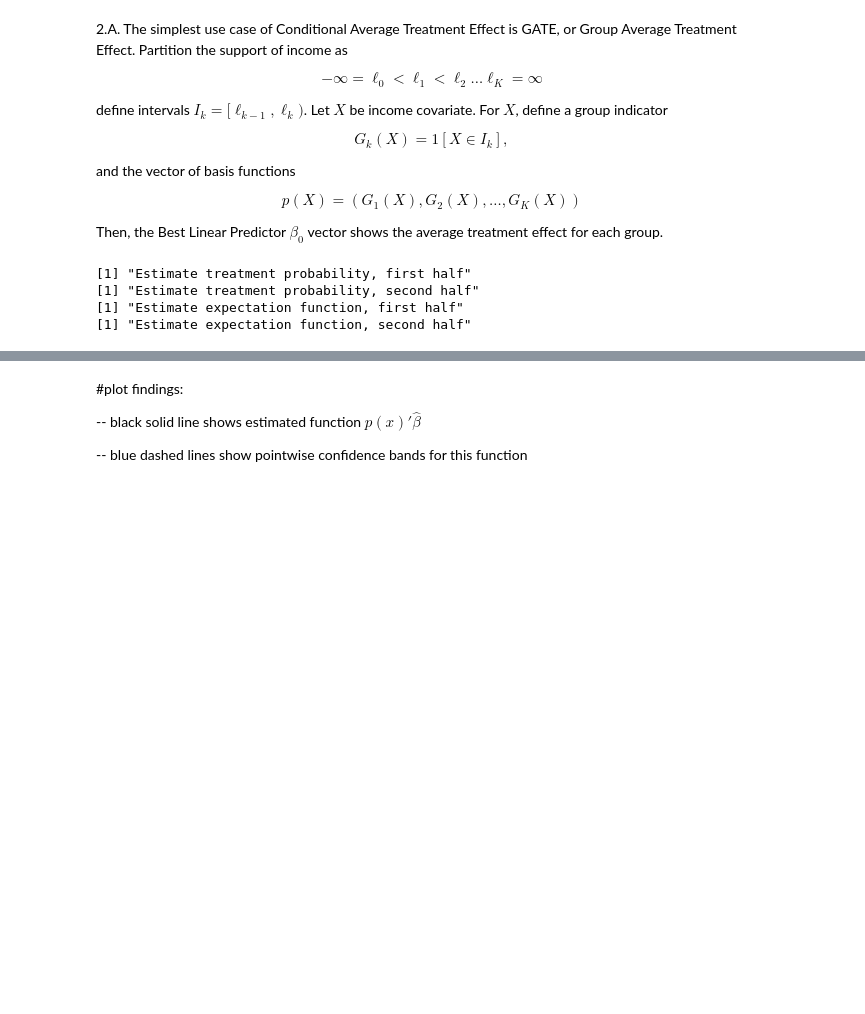
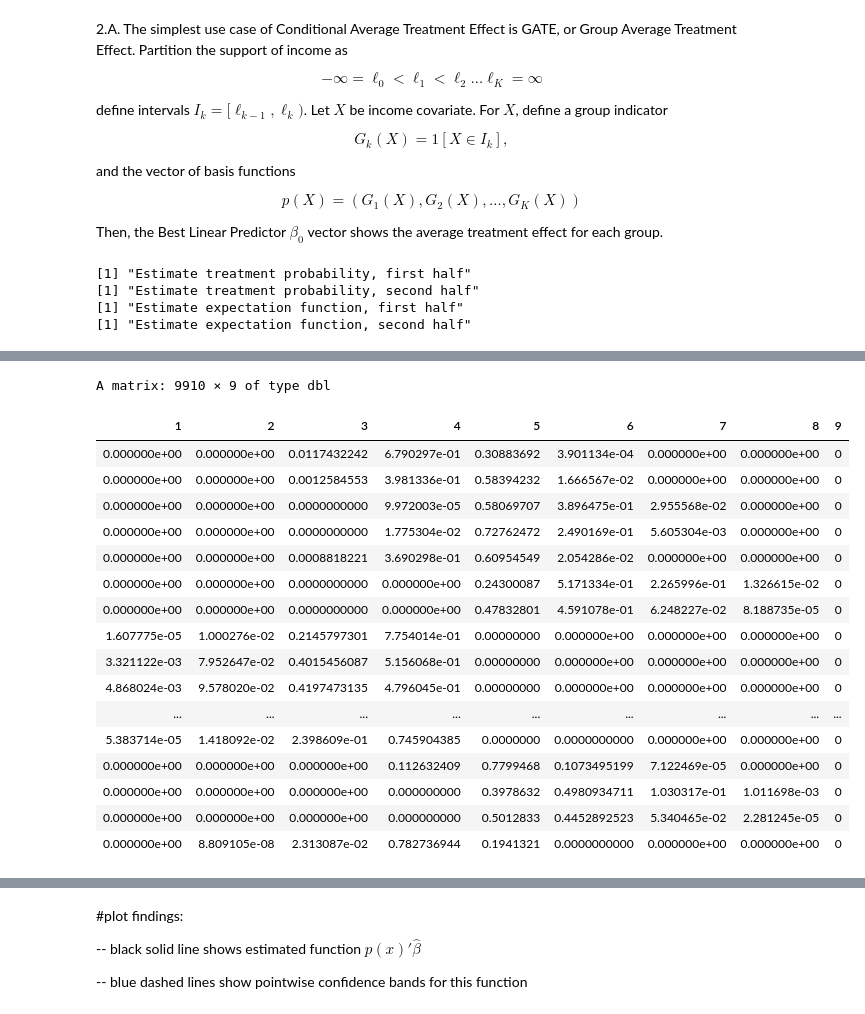
Before and after one commit to alexanderquispe/14.38_Causal_ML, a Jupyter notebook: R_Notebooks/dml-for-conditional-average-treatment-effect.ipynb, the cells around one changed output, grey strips where cells are left out. Drawn from its saved outputs; the diff is of its cells as text; code cells hidden in the pictures; blank space fills up the shorter version.

```diff
--- a/R_Notebooks/dml-for-conditional-average-treatment-effect.ipynb
+++ b/R_Notebooks/dml-for-conditional-average-treatment-effect.ipynb
@@ -399,0 +424,21 @@ null device
+# %%
+bSpline(X, knots = breaks, degree = 3)
+# %% [output]
+A matrix: 9910 × 9 of type dbl
+| 1 | 2 | 3 | 4 | 5 | 6 | 7 | 8 | 9 |
+| 0.000000e+00 | 0.000000e+00 | 0.0117432242 | 6.790297e-01 | 0.30883692 | 3.901134e-04 | 0.000000e+00 | 0.000000e+00 | 0 |
+| 0.000000e+00 | 0.000000e+00 | 0.0012584553 | 3.981336e-01 | 0.58394232 | 1.666567e-02 | 0.000000e+00 | 0.000000e+00 | 0 |
+| 0.000000e+00 | 0.000000e+00 | 0.0000000000 | 9.972003e-05 | 0.58069707 | 3.896475e-01 | 2.955568e-02 | 0.000000e+00 | 0 |
+| 0.000000e+00 | 0.000000e+00 | 0.0000000000 | 1.775304e-02 | 0.72762472 | 2.490169e-01 | 5.605304e-03 | 0.000000e+00 | 0 |
+| 0.000000e+00 | 0.000000e+00 | 0.0008818221 | 3.690298e-01 | 0.60954549 | 2.054286e-02 | 0.000000e+00 | 0.000000e+00 | 0 |
+| 0.000000e+00 | 0.000000e+00 | 0.0000000000 | 0.000000e+00 | 0.24300087 | 5.171334e-01 | 2.265996e-01 | 1.326615e-02 | 0 |
+| 0.000000e+00 | 0.000000e+00 | 0.0000000000 | 0.000000e+00 | 0.47832801 | 4.591078e-01 | 6.248227e-02 | 8.188735e-05 | 0 |
+| 1.607775e-05 | 1.000276e-02 | 0.2145797301 | 7.754014e-01 | 0.00000000 | 0.000000e+00 | 0.000000e+00 | 0.000000e+00 | 0 |
+| 3.321122e-03 | 7.952647e-02 | 0.4015456087 | 5.156068e-01 | 0.00000000 | 0.000000e+00 | 0.000000e+00 | 0.000000e+00 | 0 |
+| 4.868024e-03 | 9.578020e-02 | 0.4197473135 | 4.796045e-01 | 0.00000000 | 0.000000e+00 | 0.000000e+00 | 0.000000e+00 | 0 |
+| ... | ... | ... | ... | ... | ... | ... | ... | ... |
+| 5.383714e-05 | 1.418092e-02 | 2.398609e-01 | 0.745904385 | 0.0000000 | 0.0000000000 | 0.000000e+00 | 0.000000e+00 | 0 |
+| 0.000000e+00 | 0.000000e+00 | 0.000000e+00 | 0.112632409 | 0.7799468 | 0.1073495199 | 7.122469e-05 | 0.000000e+00 | 0 |
+| 0.000000e+00 | 0.000000e+00 | 0.000000e+00 | 0.000000000 | 0.3978632 | 0.4980934711 | 1.030317e-01 | 1.011698e-03 | 0 |
+| 0.000000e+00 | 0.000000e+00 | 0.000000e+00 | 0.000000000 | 0.5012833 | 0.4452892523 | 5.340465e-02 | 2.281245e-05 | 0 |
+| 0.000000e+00 | 8.809105e-08 | 2.313087e-02 | 0.782736944 | 0.1941321 | 0.0000000000 | 0.000000e+00 | 0.000000e+00 | 0 |
```
Also changed, not shown: parts of 11 cells of this notebook, 3 other files.
